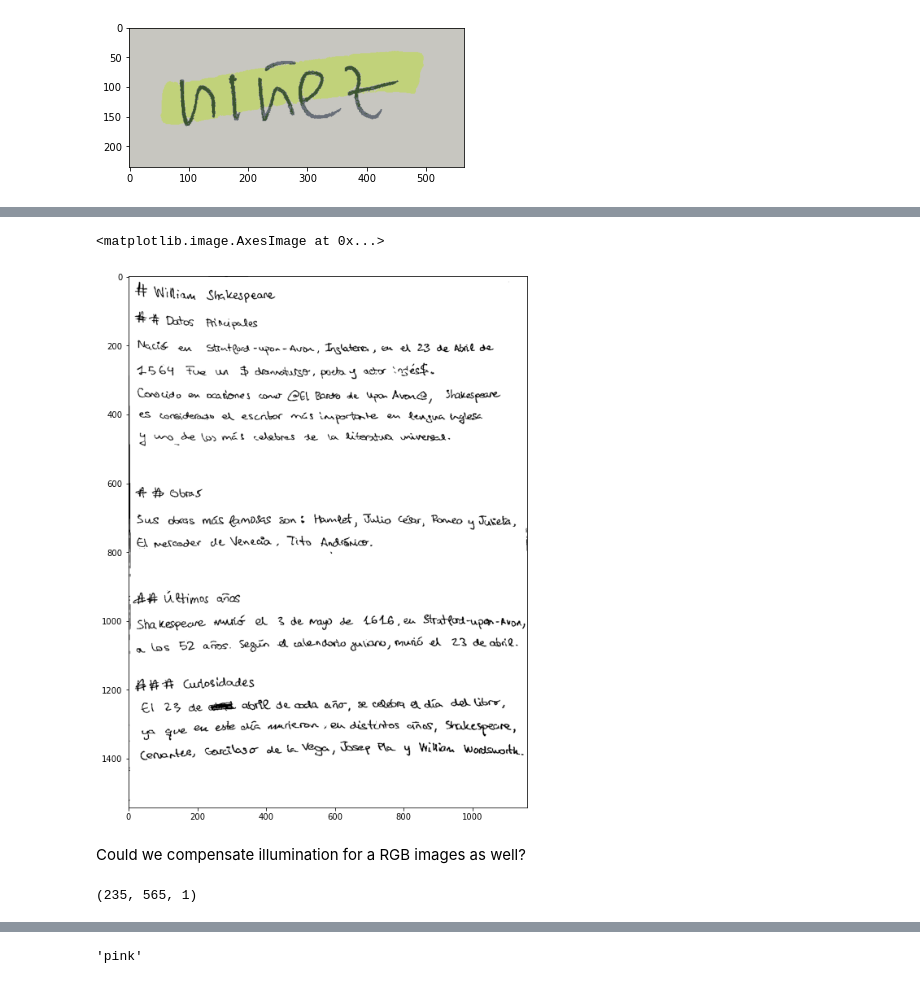
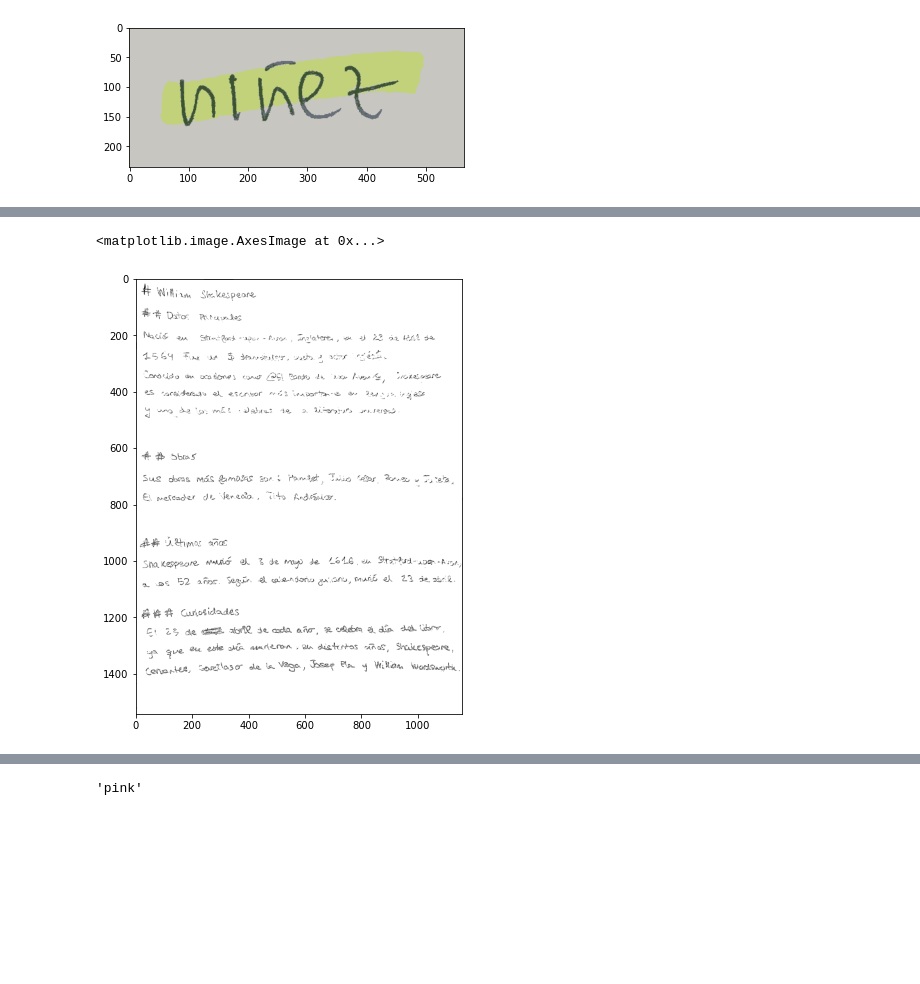
Before and after one commit to espetro/text-processing-old, a Jupyter notebook: testing.ipynb, the cells around one changed output, grey strips where cells are left out. Drawn from its saved outputs; the diff is of its cells as text; code cells hidden in the pictures; blank space fills up the shorter version.

```diff
--- a/testing.ipynb
+++ b/testing.ipynb
@@ -65,14 +154,11 @@ Wall time: 1.21 s
 # %%
 %%time
-from preproc import Binarize
+from preproc import FastBinarize
 
 test = "../data-sources/spanish-words-originals/test3_mini_lowq.jpg"
 image = imload(test)
 
-output_test = f"{test[:-4]}_bin.jpg"
-bin_image = Binarize.threshold_sauvola(image, window_sz=23)
-cv2.imwrite(output_test, bin_image)
-
-plt.figure(figsize=(12,12))
+bin_image = FastBinarize.threshold_sauvola(image, window_sz=3)  # window size is quite uncertain
+plt.figure(figsize=(8,8))
 plt.imshow(bin_image, cmap="gray")
 # %% [output]
@@ -80,2 +166,2 @@ Wall time: 298 ms
 <matplotlib.image.AxesImage at 0x...>
-[figure, old version]
+[figure, new version]
@@ -95,7 +167,0 @@ plt.imshow(bin_image, cmap="gray")
-# %% [markdown]
-Could we compensate illumination for a RGB images as well?
-# %%
-bin_image2 = np.expand_dims(bin_image, axis=-1)
-bin_image2.shape
-# %% [output]
-(235, 565, 1)
```
Also changed, not shown: parts of 13 cells of this notebook, 9 other files.
